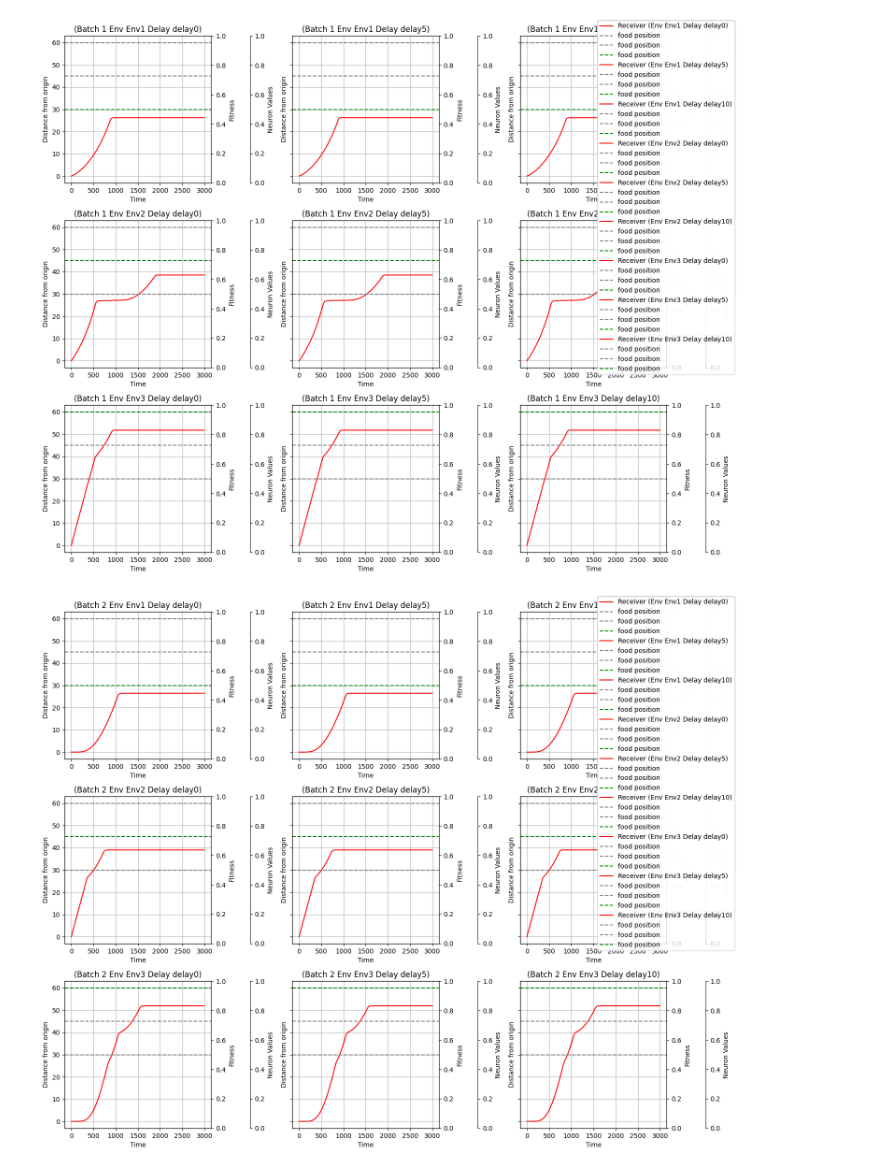
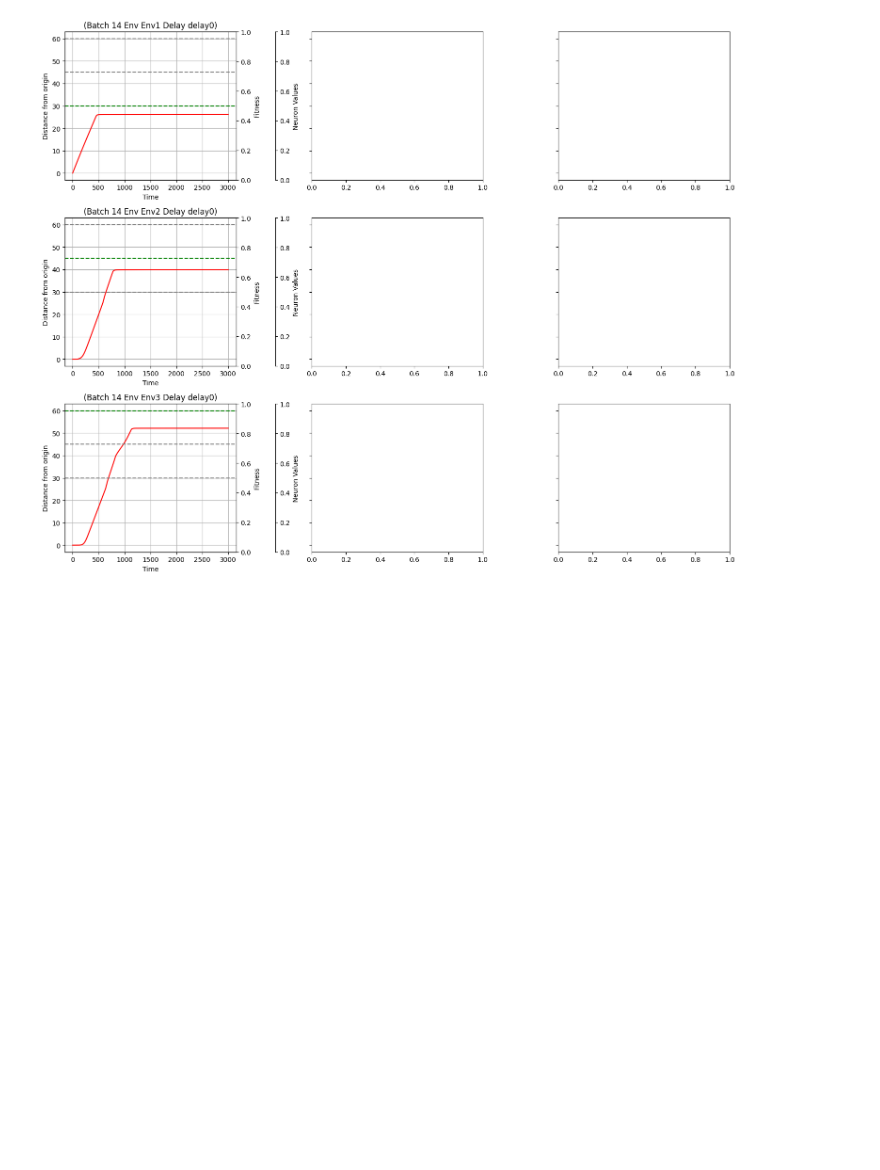
Before and after one commit to katiepambakianbris/BeeCommunication, a Jupyter notebook: analysis/repro.ipynb, the cells around one changed output. Drawn from its saved outputs; the diff is of its cells as text; code cells hidden in the pictures; blank space fills up the shorter version.

```diff
--- a/analysis/repro.ipynb
+++ b/analysis/repro.ipynb
@@ -9,15 +9,17 @@ import pandas as pd
 result_dir = "/Users/katiepambakian/Documents/BSc Computer Science/Y3/Dissertation/BeeCommunication/results/"
 
 date = "2026-03-03/"
-slurm_job = 16144791
+slurm_job = 16147322
 
 result_dir = result_dir + date + str(slurm_job) + "/"
 # result_dir = result_dir + date + "v/"
 # %%
+# start at line number 1
 def read_ith_line(i, filename):
     with open(filename, "r") as file:
         for line_number, line in enumerate(file, start=1):
             if (line_number == i):
                 return [float(x) for x in line.strip().split()]
 
-    raise ValueError(f"File {filename} has fewer than {i} lines")
+    # If file exists but doesn't have that many lines
+    return []
@@ -27,13 +120,14 @@ def read_ith_line(i, filename):
 # phases = ["Phase1", "Phase2"]
 phases = ["Phase3"]
 
-delays = ["delay0", "delay5", "delay10"]
+delays = ["delay0"]
 envs = ["Env1", "Env2", "Env3"]
 
 run = 0
 
 # batches = [0,1,2,3,4,5,6,7,8,9,11,12,13,14,15,16,17,18,19]
-batches = [1,2,3,4,5,7,10,12,13,15,19]
+# batches = [1,2,3,4,5,7,10,12,13,15,19]
+batches = [14]
 
 # batches = [0,1,2,3,4,5,8,11,12,13,14]
 for batch_index, batch in enumerate(batches):
@@ -90,32 +184,31 @@ for batch_index, batch in enumerate(batches):
             landmark_file2 = result_dir+ f"batch_{batch}/run_{run}/landmark_location_{run}_{env}_{delay}_phase2.dat"
             landmark = read_ith_line(1, landmark_file2)
 
             # plot the line marking the landmark position
 
             food = landmark[3]
             landmarks = [0,1,2]
             for i in landmarks:
                 if (landmark[i] != food):
                     ax.axhline(y=landmark[i], linestyle="--", label="food position", color="grey")
 
 
             ax.axhline(y=food, linestyle="--", label="food position", color="green")
 
 
             ax.set_xlabel("Time")
             ax.set_ylabel("Distance from origin")
             # ax.set_ylim(bottom=-5, top=50)
             ax2.set_ylim(bottom=0, top=1)
             ax2.set_ylabel("Fitness")
 
             ax3.set_ylabel("Neuron Values")
 
             ax.set_title(f"(Batch {batch} Env {env} Delay {delay})")
             ax.grid(True)
 
             fig.tight_layout()
             # fig.legend()
             fig.show()
 # %% [output]
-[figure, old version]
+[figure, new version]
-[figure, removed]
```
Also changed, not shown: parts of 2 cells of this notebook, 2 other files.
